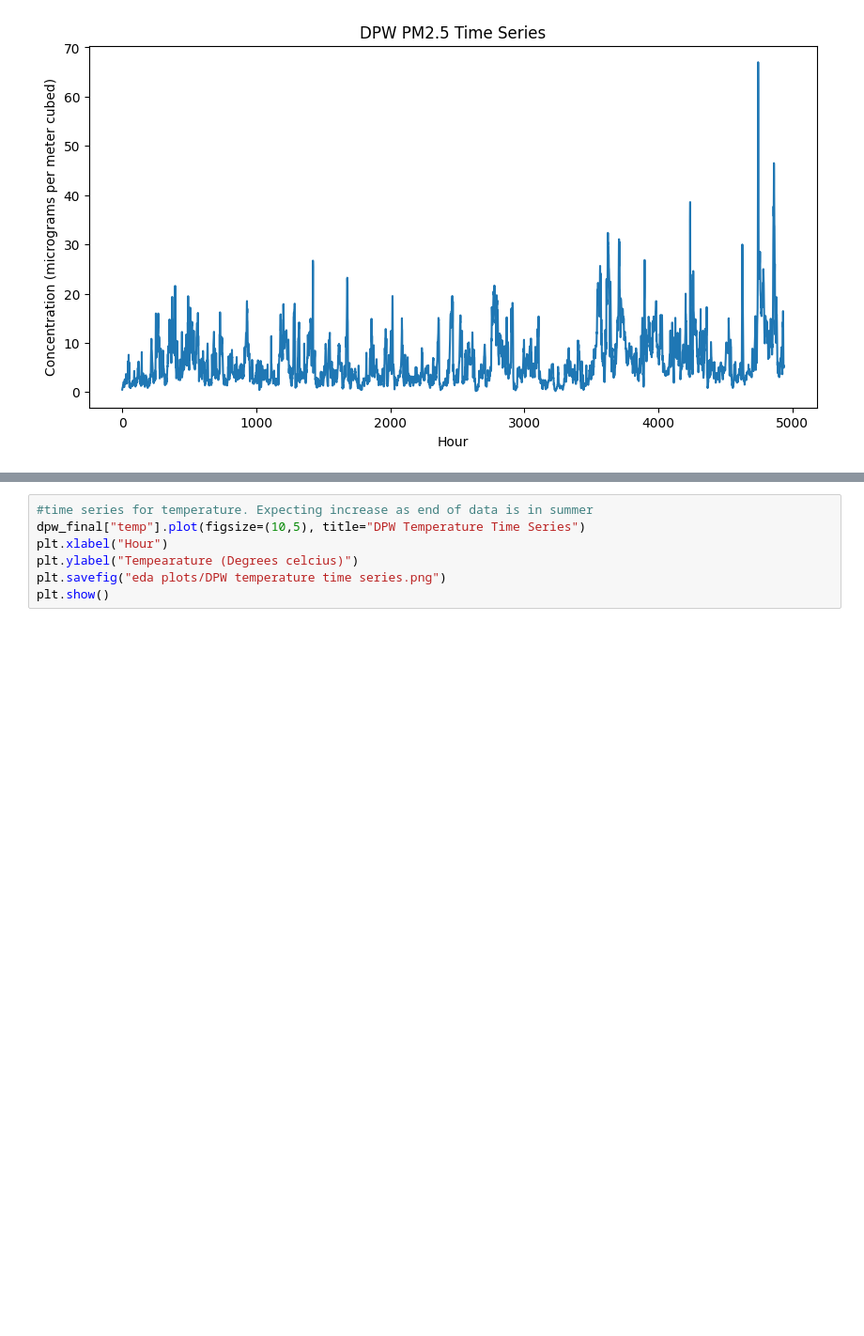
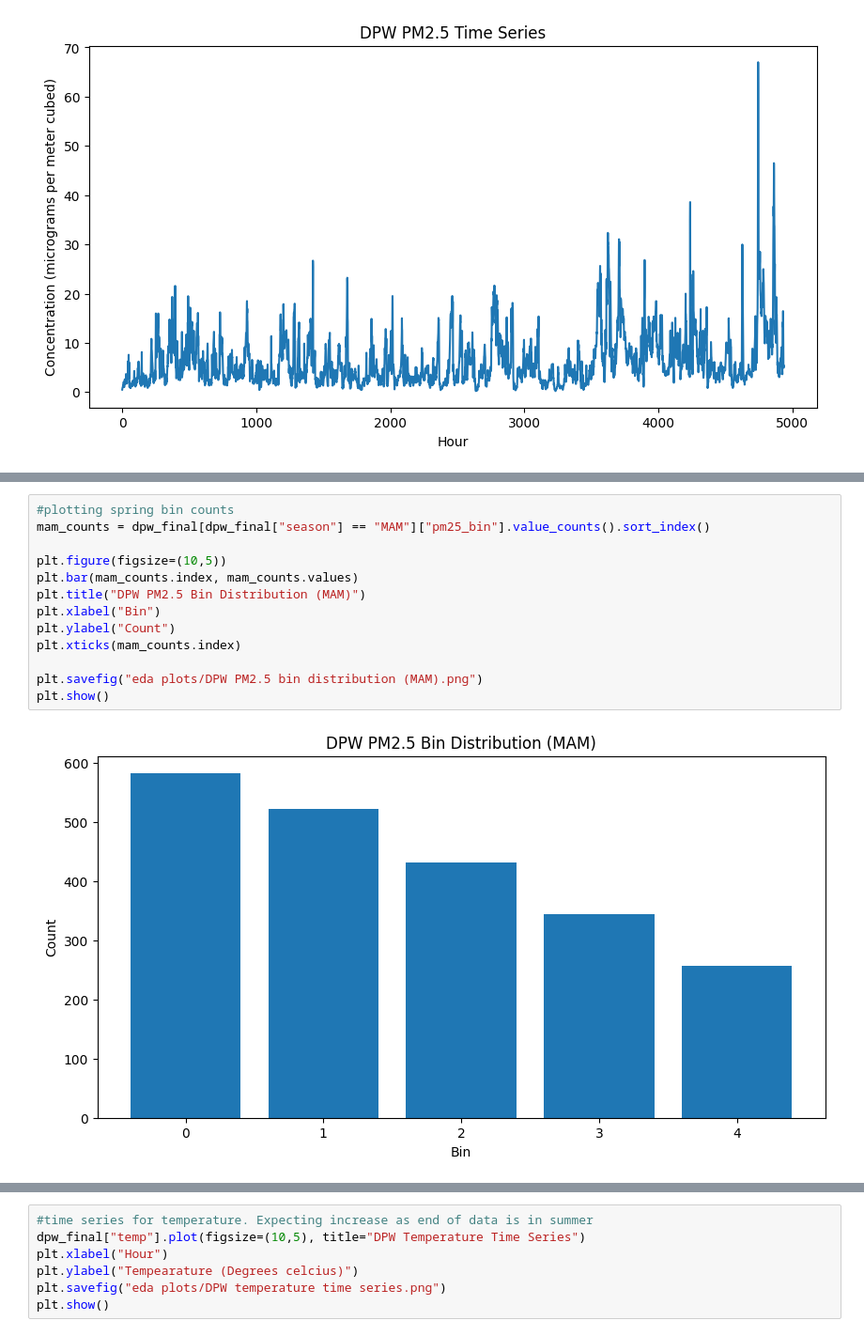
Before and after one commit to jacklardner/wind-pm-analysis, a Jupyter notebook: more_eda.ipynb, the cells around one changed output, grey strips where cells are left out. Shown at 94% size. Cells and saved outputs as stored; diff of their text form; blank space fills up the shorter version.

```diff
--- a/more_eda.ipynb
+++ b/more_eda.ipynb
@@ -134,0 +178,15 @@ plt.show()
+# %%
+#plotting spring bin counts
+mam_counts = dpw_final[dpw_final["season"] == "MAM"]["pm25_bin"].value_counts().sort_index()
+
+plt.figure(figsize=(10,5))
+plt.bar(mam_counts.index, mam_counts.values)
+plt.title("DPW PM2.5 Bin Distribution (MAM)")
+plt.xlabel("Bin")
+plt.ylabel("Count")
+plt.xticks(mam_counts.index)
+
+plt.savefig("eda plots/DPW PM2.5 bin distribution (MAM).png")
+plt.show()
+# %% [output]
+[figure, added]
```
Also changed, not shown: parts of 14 cells of this notebook, 24 other files.
